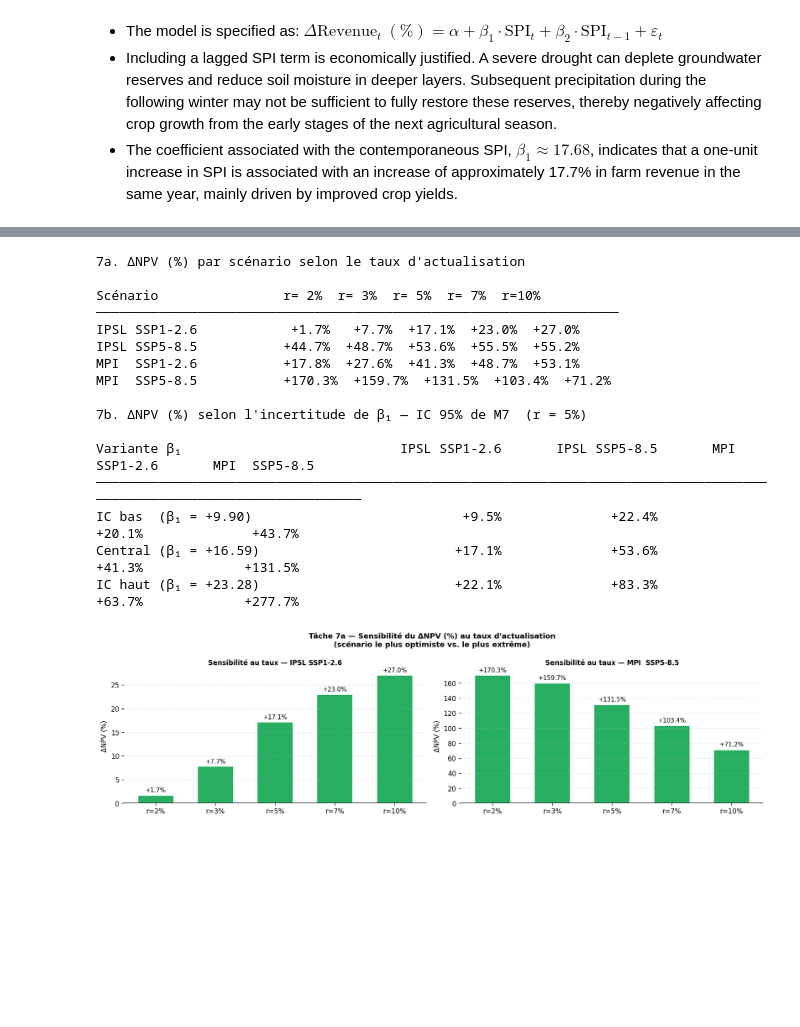
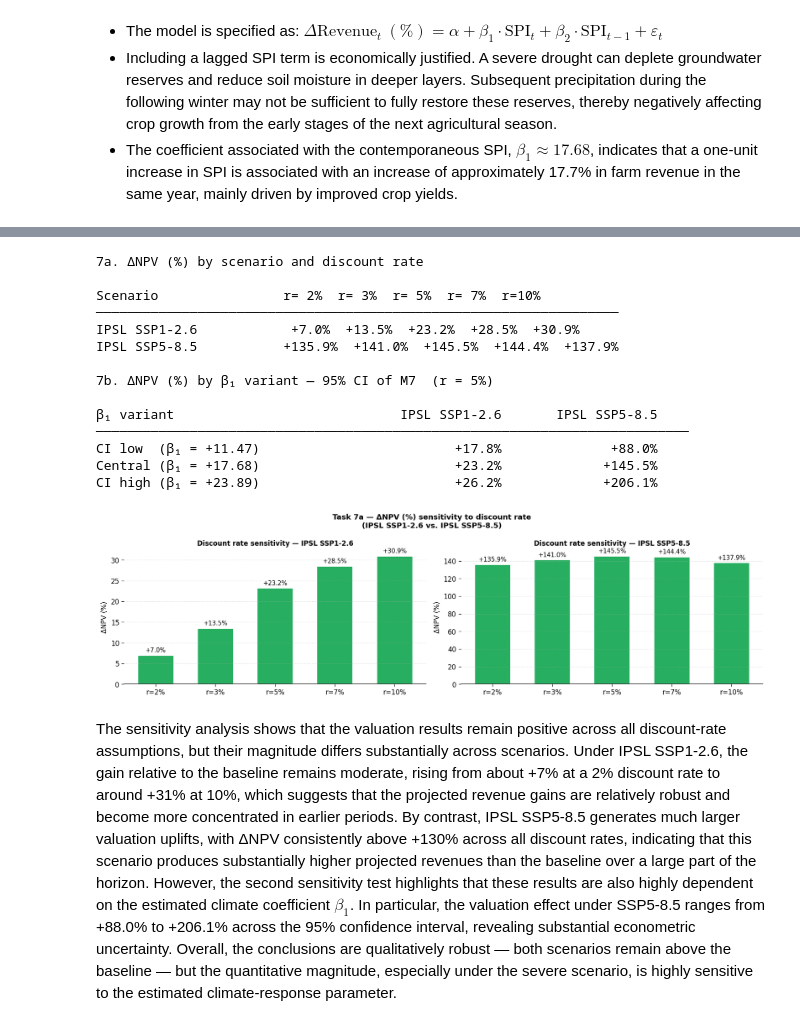
Before and after one commit to lochardi/GreenFinance, a Jupyter notebook: main final.ipynb, the cells around one changed output, grey strips where cells are left out. Cells and saved outputs as stored; diff of their text form; code cells hidden in the pictures; blank space fills up the shorter version.

```diff
--- a/main final.ipynb
+++ b/main final.ipynb
@@ -1647,14 +1176,33 @@ Deux mesures d'adaptation sont simulées en modifiant les paramètres de project
 # %%
+
 import numpy as np
 import matplotlib.pyplot as plt
 
 # ─────────────────────────────────────────────────────────────
-# TÂCHE 7a — SENSIBILITÉ AU TAUX D'ACTUALISATION
+# SHARED PARAMETERS (used across Tasks 7a / 7b / 7c)
+# ─────────────────────────────────────────────────────────────
+r_base         = 0.05   # reference discount rate (5%)
+year_start_dcf = int(min(sc["date"].min() for sc in projections.values()))
+year_end_dcf   = int(max(sc["date"].max() for sc in projections.values()))
+
+t_base   = np.arange(year_start_dcf, year_end_dcf + 1)
+npv_base = float(revenue_base * np.sum((1 + r_base) ** (-(t_base - year_start_dcf))))
+
+npv_sc = {}
+for name, sc in projections.items():
+    sc_s  = sc.sort_values("date")
+    years = sc_s["date"].values
+    revs  = sc_s["Revenue_proj"].values
+    disc  = (1 + r_base) ** (-(years - year_start_dcf))
+    npv_sc[name] = float(np.sum(revs * disc))
+
+# ─────────────────────────────────────────────────────────────
+# TASK 7a — SENSITIVITY TO DISCOUNT RATE
 # ─────────────────────────────────────────────────────────────
 discount_rates = [0.02, 0.03, 0.05, 0.07, 0.10]
 
-print("7a. ΔNPV (%) par scénario selon le taux d'actualisation\n")
-print(f"{'Scénario':<22}" + "".join(f"  r={int(r*100):>2d}%" for r in discount_rates))
+print("7a. ΔNPV (%) by scenario and discount rate\n")
+print(f"{'Scenario':<22}" + "".join(f"  r={int(r*100):>2d}%" for r in discount_rates))
 print("─" * (22 + 9 * len(discount_rates)))
 
 for name, sc in projections.items():
@@ -1672,17 +1220,17 @@ for name, sc in projections.items():
     print(row)
 
 # ─────────────────────────────────────────────────────────────
-# TÂCHE 7b — SENSIBILITÉ À β₁ (IC 95% du modèle M7)
+# TASK 7b — SENSITIVITY TO β₁ (95% CI from M7)
 # ─────────────────────────────────────────────────────────────
 ci = m7.conf_int().loc["SPI"]
 beta1_vars = {
-    f"IC bas  (β₁ = {ci[0]:+.2f})": ci[0],
+    f"CI low  (β₁ = {ci[0]:+.2f})": ci[0],
     f"Central (β₁ = {beta1:+.2f})": beta1,
-    f"IC haut (β₁ = {ci[1]:+.2f})": ci[1],
+    f"CI high (β₁ = {ci[1]:+.2f})": ci[1],
 }
 
-print(f"\n7b. ΔNPV (%) selon l'incertitude de β₁ — IC 95% de M7  (r = {r_base*100:.0f}%)\n")
-print(f"{'Variante β₁':<32}" + "".join(f"  {n:>18}" for n in projections))
+print(f"\n7b. ΔNPV (%) by β₁ variant — 95% CI of M7  (r = {r_base*100:.0f}%)\n")
+print(f"{'β₁ variant':<32}" + "".join(f"  {n:>18}" for n in projections))
 print("─" * (32 + 22 * len(projections)))
 
 for var_name, b1_v in beta1_vars.items():
@@ -1691,8 +1239,7 @@ for var_name, b1_v in beta1_vars.items():
         sc_s     = sc.sort_values("date").copy()
         years    = sc_s["date"].values
         spi_v    = sc_s["SPI"].values
-        lag1     = sc_s["spi_lag1"].values
-        dr_v     = b1_v * spi_v + beta2 * lag1
+        dr_v     = b1_v * spi_v
         revs     = [revenue_base]
         for dr in dr_v:
             revs.append(revs[-1] * (1 + dr / 100))
@@ -1704,57 +1251,57 @@ for var_name, b1_v in beta1_vars.items():
     print(row)
 
 # ─────────────────────────────────────────────────────────────
-# VISUALISATION — Tornado chart ΔNPV selon r (2 scénarios extrêmes)
+# CHART — Tornado: ΔNPV by discount rate (both IPSL scenarios)
 # ─────────────────────────────────────────────────────────────
 fig, axes = plt.subplots(1, 2, figsize=(14, 4), dpi=120)
 
-for ax_i, sc_name in enumerate(["IPSL SSP1-2.6", "MPI  SSP5-8.5"]):
+for ax_i, sc_name in enumerate(["IPSL SSP1-2.6", "IPSL SSP5-8.5"]):
     sc_s  = projections[sc_name].sort_values("date")
     years = sc_s["date"].values
     revs  = sc_s["Revenue_proj"].values
     dp_by_r = []
     for r in discount_rates:
         disc_sc = (1 + r) ** (-(years - year_start_dcf))
         npv_r   = float(np.sum(revs * disc_sc))
         t_b     = np.arange(year_start_dcf, year_end_dcf + 1)
         npv_b_r = float(revenue_base * np.sum((1 + r) ** (-(t_b - year_start_dcf))))
         dp_by_r.append((npv_r - npv_b_r) / npv_b_r * 100)
 
-    clr     = colors_sc[sc_name]
     bar_clrs = ["#27ae60" if d >= 0 else "#e74c3c" for d in dp_by_r]
     xlabels  = [f"r={int(r*100)}%" for r in discount_rates]
     bars     = axes[ax_i].bar(xlabels, dp_by_r, color=bar_clrs, edgecolor="white", width=0.6)
     axes[ax_i].axhline(0, color="black", lw=1.2)
     axes[ax_i].bar_label(bars, labels=[f"{d:+.1f}%" for d in dp_by_r], fontsize=9, padding=3)
-    axes[ax_i].set_title(f"Sensibilité au taux — {sc_name}", fontsize=10, fontweight="bold")
+    axes[ax_i].set_title(f"Discount rate sensitivity — {sc_name}", fontsize=10, fontweight="bold")
     axes[ax_i].set_ylabel("ΔNPV (%)", fontsize=10)
     axes[ax_i].grid(axis="y", alpha=0.3, ls="--")
     for spine in axes[ax_i].spines.values():
         spine.set_visible(False)
 
-plt.suptitle("Tâche 7a — Sensibilité du ΔNPV (%) au taux d'actualisation\n"
-             "(scénario le plus optimiste vs. le plus extrême)",
+plt.suptitle("Task 7a — ΔNPV (%) sensitivity to discount rate\n"
+             "(IPSL SSP1-2.6 vs. IPSL SSP5-8.5)",
              fontsize=11, fontweight="bold")
 plt.tight_layout()
 plt.show()
 # %% [output]
-7a. ΔNPV (%) par scénario selon le taux d'actualisation
+7a. ΔNPV (%) by scenario and discount rate
 
-Scénario                r= 2%  r= 3%  r= 5%  r= 7%  r=10%
+Scenario                r= 2%  r= 3%  r= 5%  r= 7%  r=10%
 ───────────────────────────────────────────────────────────────────
-IPSL SSP1-2.6            +1.7%   +7.7%  +17.1%  +23.0%  +27.0%
-IPSL SSP5-8.5           +44.7%  +48.7%  +53.6%  +55.5%  +55.2%
-MPI  SSP1-2.6           +17.8%  +27.6%  +41.3%  +48.7%  +53.1%
-MPI  SSP5-8.5           +170.3%  +159.7%  +131.5%  +103.4%  +71.2%
+IPSL SSP1-2.6            +7.0%  +13.5%  +23.2%  +28.5%  +30.9%
+IPSL SSP5-8.5           +135.9%  +141.0%  +145.5%  +144.4%  +137.9%
 
-7b. ΔNPV (%) selon l'incertitude de β₁ — IC 95% de M7  (r = 5%)
+7b. ΔNPV (%) by β₁ variant — 95% CI of M7  (r = 5%)
 
-Variante β₁                            IPSL SSP1-2.6       IPSL SSP5-8.5       MPI  SSP1-2.6       MPI  SSP5-8.5
-────────────────────────────────────────────────────────────────────────────────────────────────────────────────────────
-IC bas  (β₁ = +9.90)                           +9.5%              +22.4%              +20.1%              +43.7%
-Central (β₁ = +16.59)                         +17.1%              +53.6%              +41.3%             +131.5%
-IC haut (β₁ = +23.28)                         +22.1%              +83.3%              +63.7%             +277.7%
+β₁ variant                             IPSL SSP1-2.6       IPSL SSP5-8.5
+────────────────────────────────────────────────────────────────────────────
+CI low  (β₁ = +11.47)                         +17.8%              +88.0%
+Central (β₁ = +17.68)                         +23.2%             +145.5%
+CI high (β₁ = +23.89)                         +26.2%             +206.1%
-[figure, old version]
+[figure, new version]
+# %% [markdown]
+The sensitivity analysis shows that the valuation results remain positive across all discount-rate assumptions, but their magnitude differs substantially across scenarios. Under IPSL SSP1-2.6, the gain relative to the baseline remains moderate, rising from about +7% at a 2% discount rate to around +31% at 10%, which suggests that the projected revenue gains are relatively robust and become more concentrated in earlier periods. By contrast, IPSL SSP5-8.5 generates much larger valuation uplifts, with
+ΔNPV consistently above +130% across all discount rates, indicating that this scenario produces substantially higher projected revenues than the baseline over a large part of the horizon. However, the second sensitivity test highlights that these results are also highly dependent on the estimated climate coefficient $β_1$. In particular, the valuation effect under SSP5-8.5 ranges from +88.0% to +206.1% across the 95% confidence interval, revealing substantial econometric uncertainty. Overall, the conclusions are qualitatively robust — both scenarios remain above the baseline — but the quantitative magnitude, especially under the severe scenario, is highly sensitive to the estimated climate-response parameter.
 # %%
 import numpy as np
 import pandas as pd
```
Also changed, not shown: parts of 13 cells of this notebook.
